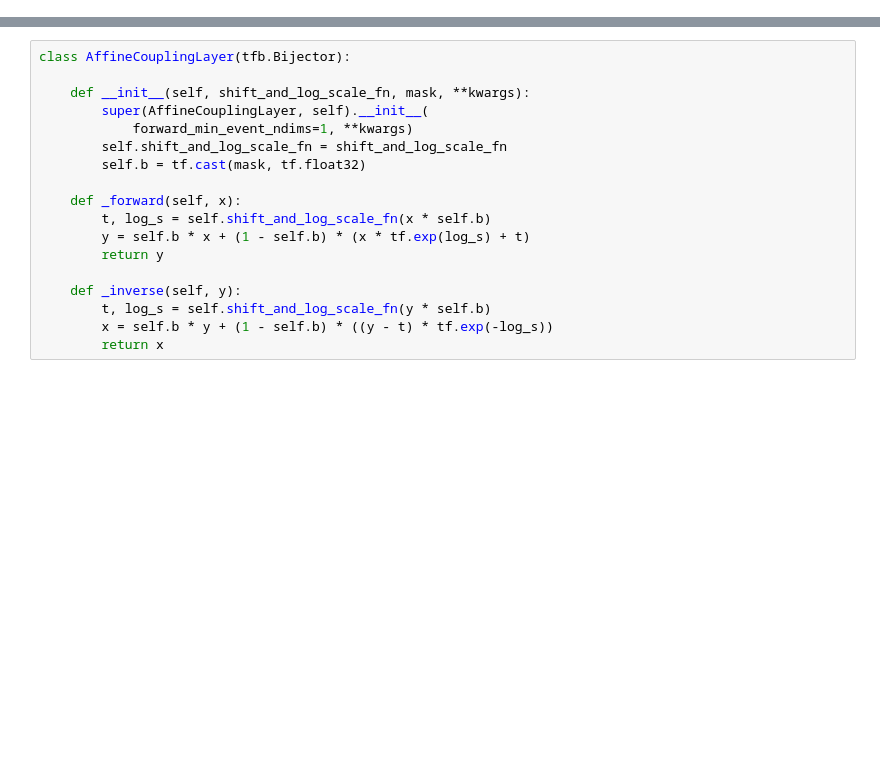
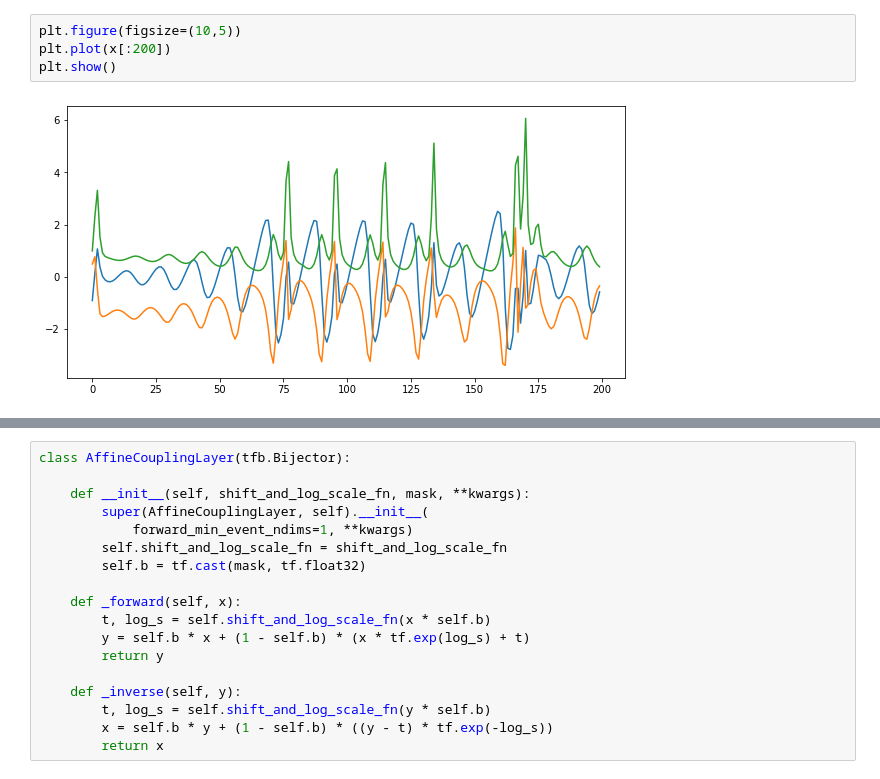
Before and after one commit to Ricvalp/SymplecticTimeReversibleNN, a Jupyter notebook: 3D_system/RealNVP_tfb.ipynb, the cells around one changed output, grey strips where cells are left out. Cells and saved outputs as stored; diff of their text form; blank space fills up the shorter version.

```diff
--- a/3D_system/RealNVP_tfb.ipynb
+++ b/3D_system/RealNVP_tfb.ipynb
@@ -46,3 +45,9 @@ y_train = tf.constant(x[1:])
 print("Number of points: ", len(x))
 # %% [output]
 Number of points:  20001
+# %%
+plt.figure(figsize=(10,5))
+plt.plot(x[:200])
+plt.show()
+# %% [output]
+[figure, added]
```
Also changed, not shown: parts of 22 cells of this notebook.
